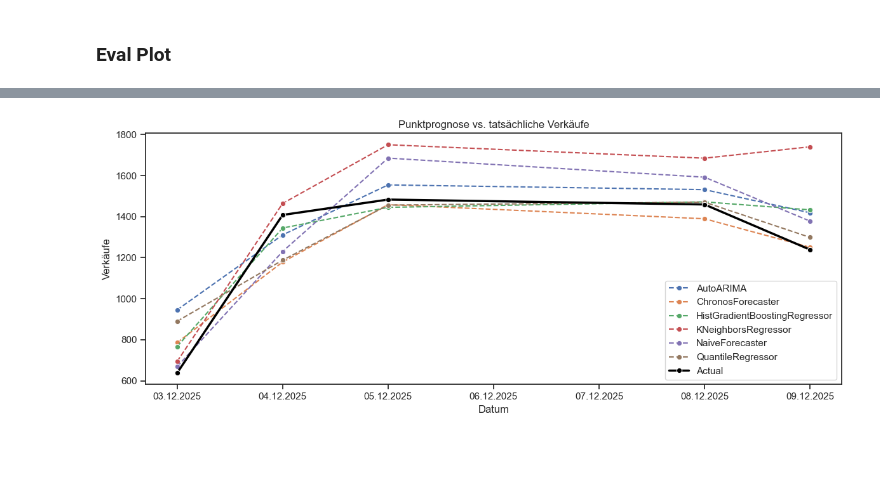
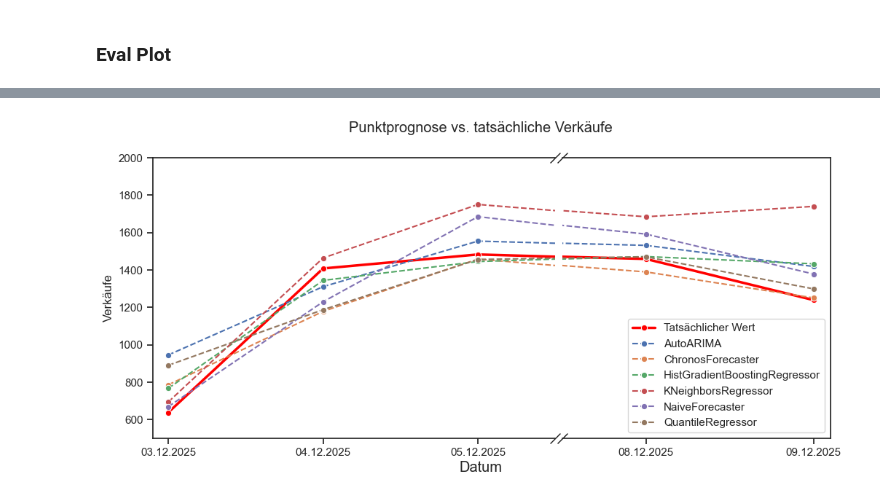
Before and after one commit to valentin-17/HtS, a Jupyter notebook: src/hts/forecast.ipynb, the cells around one changed output, grey strips where cells are left out. Saved outputs shown, nothing was run; the diff lists cells and outputs as text; code cells hidden in the pictures; blank space fills up the shorter version.

```diff
--- a/src/hts/forecast.ipynb
+++ b/src/hts/forecast.ipynb
@@ -170,8 +174,8 @@ point_forecaster_param_grid = [
         "forecaster__detrender__passthrough": [True],
         "forecaster__deseasonalizer__passthrough": [True],
         "forecaster__forecaster": [
-            ChronosForecaster(
-                model_path="amazon/chronos-t5-base",
+            Chronos2Forecaster(
+                model_path="amazon/chronos-2",
                 seed=42,
             ),
         ],
@@ -487,6 +489,8 @@ import matplotlib.dates as mdates
+# %%
+results_df = pd.read_csv("../../data/output/2026-06-09-19-48_eval_results_with_point_forecast.csv", parse_dates=True)
 # %%
 plot_df = results_df.copy()
-plot_df["index"] = plot_df["index"].dt.to_timestamp()  # since yours is PeriodDtype
+plot_df["index"] = pd.to_datetime(plot_df["index"])  # since yours is PeriodDtype
 plot_df["coverage"] = plot_df["coverage"].astype(float)
 inside = plot_df["model"].str.extract(
     r"ConformalIntervals\((.*)\)",
@@ -527,39 +579,81 @@ for model, g in plot_df.groupby("model_clean"):
 # %%
 point_df = (
     plot_df
     .sort_values(["model_clean", "index", "coverage"])
     .drop_duplicates(subset=["model_clean", "index"])
+    .copy()
 )
+
+date_order = point_df["index"].drop_duplicates().sort_values()
+x_map = {date: i for i, date in enumerate(date_order)}
+point_df["x_pos"] = point_df["index"].map(x_map)
 
 sns.set_theme(style="ticks")
 
-fig, ax = plt.subplots(figsize=(12, 5))
-
-sns.lineplot(
-    data=point_df,
-    x="index",
-    y="point_forecast",
-    hue="model_clean",
-    marker="o",
-    linestyle="--",
+fig, (ax, ax2) = plt.subplots(
+    1, 2,
+    sharey=True,
+    figsize=(12, 5),
+    gridspec_kw={
+        "width_ratios": [3, max(len(date_order) - 3, 1)],
+        "wspace": 0.02,
+    },
 )
 
-sns.lineplot(
-    data=point_df.drop_duplicates(subset=["index"]),
-    x="index",
-    y="y_true",
-    color="black",
-    linewidth=2.5,
-    marker="o",
-    label="Actual",
+for a in [ax, ax2]:
+    sns.lineplot(data=point_df.drop_duplicates(subset=["index"]), x="x_pos", y="y_true", color="red", linewidth=2.5, marker="o",label="Tatsächlicher Wert", ax=a)
+    sns.lineplot(data=point_df, x="x_pos", y="point_forecast", hue="model_clean", marker="o", linestyle="--", ax=a)
+
+    a.set_ylim(500, 2000)
+
+ax.set_xlim(-0.1, 2.5)
+ax2.set_xlim(2.5, len(date_order) - 0.9)
+
+# broken x-axis styling
+ax.spines["right"].set_visible(False)
+ax2.spines["left"].set_visible(False)
+ax2.tick_params(axis="y", left=False, labelleft=False)
+
+# parallel-looking diagonal breaks
+kwargs = dict(
+    marker=[(-1, -1), (1, 1)],
+    markersize=10,
+    linestyle="none",
+    color="k",
+    mec="k",
+    mew=1,
+    clip_on=False,
 )
 
-ax.xaxis.set_major_formatter(mdates.DateFormatter("%d.%m.%Y"))
+ax.plot([1, 1], [0, 1], transform=ax.transAxes, **kwargs)
+ax2.plot([0, 0], [0, 1], transform=ax2.transAxes, **kwargs)
 
-plt.title("Punktprognose vs. tatsächliche Verkäufe")
-plt.xlabel("Datum")
-plt.ylabel("Verkäufe")
-plt.tight_layout()
+# x tick labels
+for a in [ax, ax2]:
+    ticks = [
+        i for i in range(len(date_order))
+        if a.get_xlim()[0] <= i <= a.get_xlim()[1]
+    ]
+    a.set_xticks(ticks)
+    a.set_xticklabels(date_order.iloc[ticks].dt.strftime("%d.%m.%Y"),)
+
+# figure-level title and x-label
+fig.suptitle("Punktprognose vs. tatsächliche Verkäufe", x=0.5, ha="center")
+fig.supxlabel("Datum", x=0.5, ha="center")
+
+ax.set_ylabel("Verkäufe")
+ax2.set_ylabel("")
+ax.set_xlabel("")
+ax2.set_xlabel("")
+
+# legend only once, upper left
+handles, labels = ax.get_legend_handles_labels()
+ax2.legend(handles, labels, loc="lower right")
+ax.legend_.remove() if ax.legend_ else None
+
+plt.tight_layout(rect=(0, 0.03, 1, 0.94))
+fig.subplots_adjust(wspace=0.03)
+plt.savefig(f"../../plots/all_models.png")
 plt.show()
 # %% [output]
-[figure, old version]
+[figure, new version]
```
Also changed, not shown: parts of 6 cells of this notebook.
